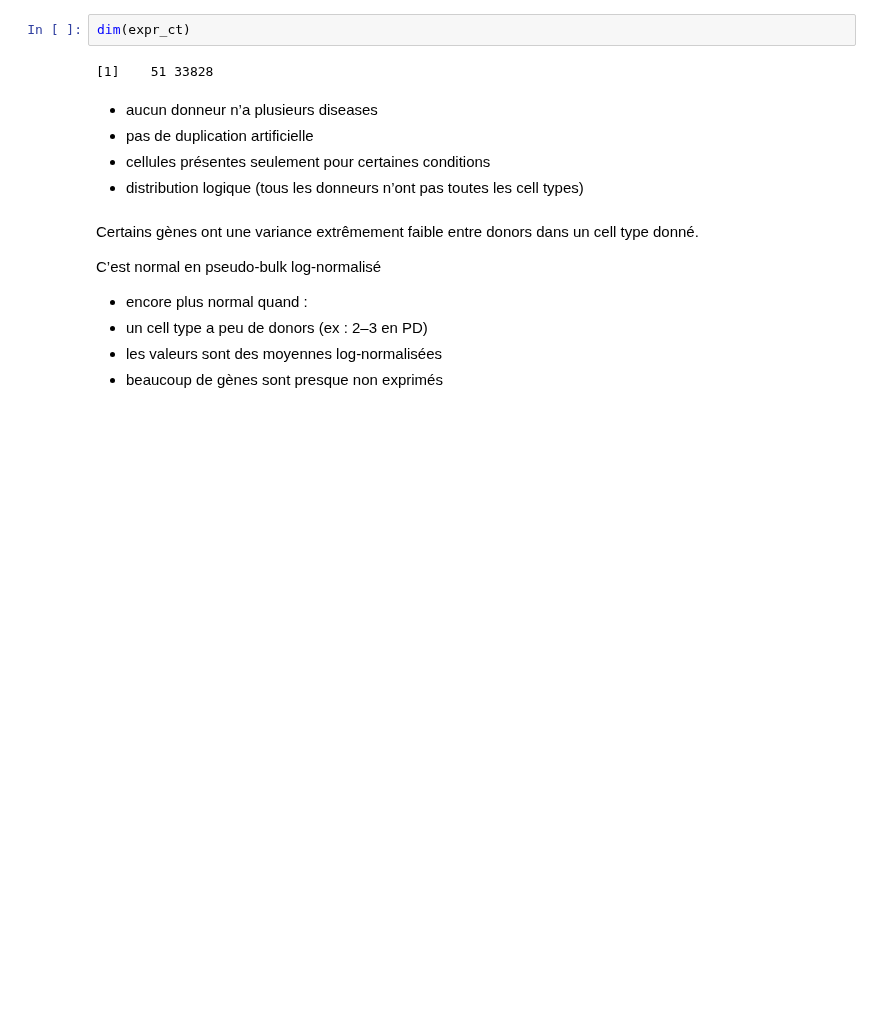
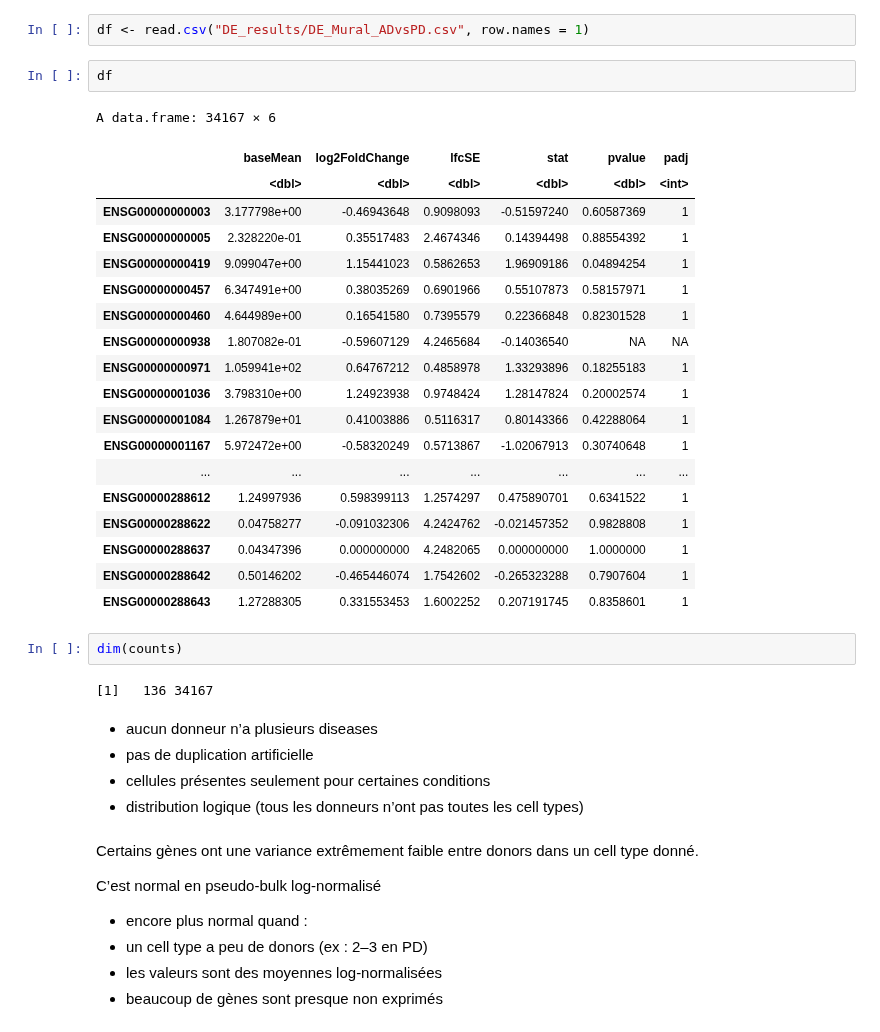
Before and after one commit to elodiehusson/transcriptomics-code, a Jupyter notebook: translation to R.ipynb, the cells around one changed output. Saved outputs shown, nothing was run; the diff lists cells and outputs as text; blank space fills up the shorter version.

```diff
--- a/translation to R.ipynb
+++ b/translation to R.ipynb
@@ -94,7 +257,31 @@ Design matrix OK
+# %%
+df <- read.csv("DE_results/DE_Mural_ADvsPD.csv", row.names = 1)
+# %%
+df
+# %% [output]
+A data.frame: 34167 × 6
+|  | baseMean | log2FoldChange | lfcSE | stat | pvalue | padj |
+|  | <dbl> | <dbl> | <dbl> | <dbl> | <dbl> | <int> |
+| ENSG00000000003 | 3.177798e+00 | -0.46943648 | 0.9098093 | -0.51597240 | 0.60587369 | 1 |
+| ENSG00000000005 | 2.328220e-01 | 0.35517483 | 2.4674346 | 0.14394498 | 0.88554392 | 1 |
+| ENSG00000000419 | 9.099047e+00 | 1.15441023 | 0.5862653 | 1.96909186 | 0.04894254 | 1 |
+| ENSG00000000457 | 6.347491e+00 | 0.38035269 | 0.6901966 | 0.55107873 | 0.58157971 | 1 |
+| ENSG00000000460 | 4.644989e+00 | 0.16541580 | 0.7395579 | 0.22366848 | 0.82301528 | 1 |
+| ENSG00000000938 | 1.807082e-01 | -0.59607129 | 4.2465684 | -0.14036540 | NA | NA |
+| ENSG00000000971 | 1.059941e+02 | 0.64767212 | 0.4858978 | 1.33293896 | 0.18255183 | 1 |
+| ENSG00000001036 | 3.798310e+00 | 1.24923938 | 0.9748424 | 1.28147824 | 0.20002574 | 1 |
+| ENSG00000001084 | 1.267879e+01 | 0.41003886 | 0.5116317 | 0.80143366 | 0.42288064 | 1 |
+| ENSG00000001167 | 5.972472e+00 | -0.58320249 | 0.5713867 | -1.02067913 | 0.30740648 | 1 |
+| ... | ... | ... | ... | ... | ... | ... |
+| ENSG00000288612 | 1.24997936 | 0.598399113 | 1.2574297 | 0.475890701 | 0.6341522 | 1 |
+| ENSG00000288622 | 0.04758277 | -0.091032306 | 4.2424762 | -0.021457352 | 0.9828808 | 1 |
+| ENSG00000288637 | 0.04347396 | 0.000000000 | 4.2482065 | 0.000000000 | 1.0000000 | 1 |
+| ENSG00000288642 | 0.50146202 | -0.465446074 | 1.7542602 | -0.265323288 | 0.7907604 | 1 |
+| ENSG00000288643 | 1.27288305 | 0.331553453 | 1.6002252 | 0.207191745 | 0.8358601 | 1 |
 # %%
-dim(expr_ct)
+dim(counts)
 # %% [output]
-[1]    51 33828
+[1]   136 34167
 # %% [markdown]
 - aucun donneur n’a plusieurs diseases
 - pas de duplication artificielle
```
Also changed, not shown: parts of 6 cells of this notebook, 25 other files.
